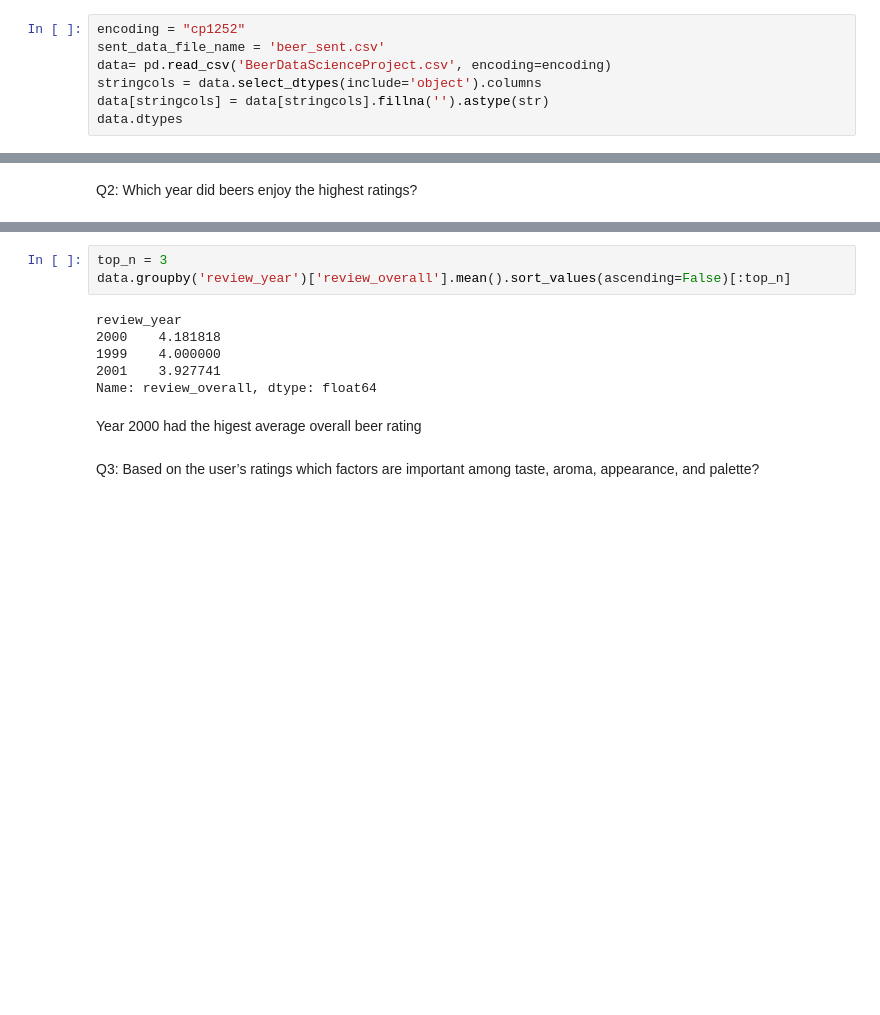
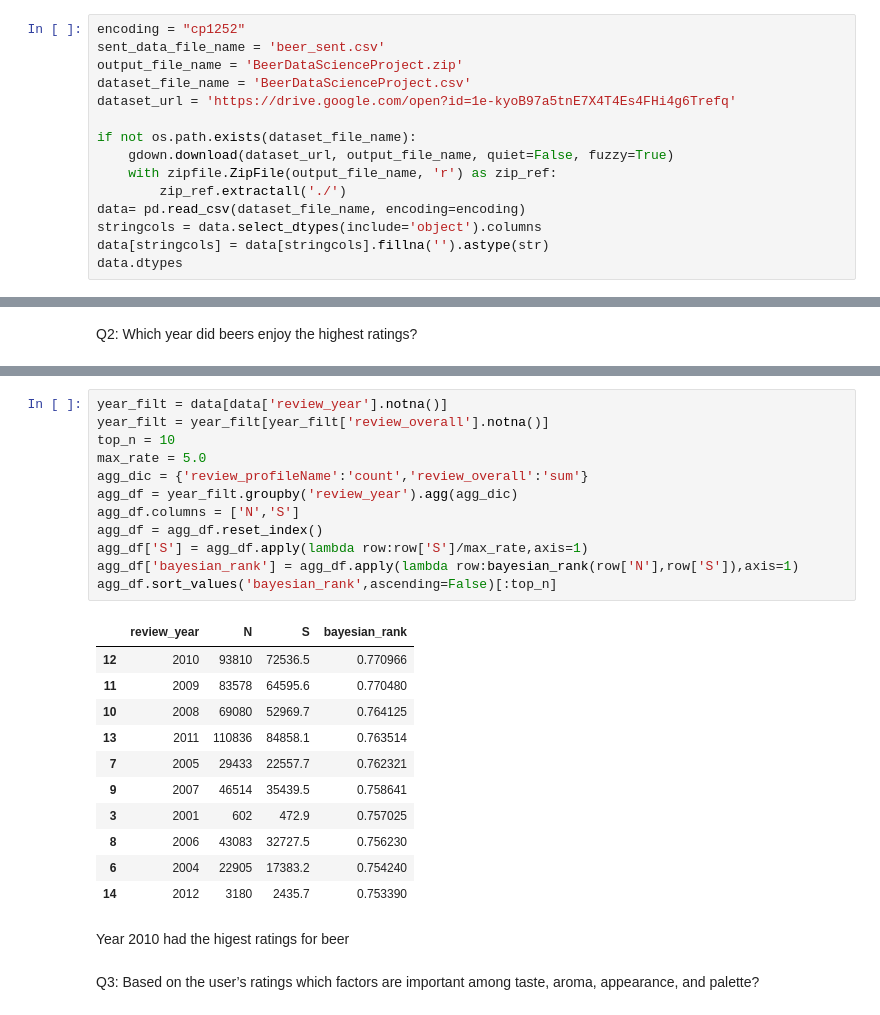
Before and after one commit to JATIN42/Beer_Challenge, a Jupyter notebook: src.ipynb, the cells around one changed output, grey strips where cells are left out. Drawn from its saved outputs; the diff is of its cells as text; blank space fills up the shorter version.

```diff
--- a/src.ipynb
+++ b/src.ipynb
@@ -55,7 +60,15 @@ with zipfile.ZipFile('./nltk_data/corpora/wordnet.zip', 'r') as zip_ref:
 # %%
 encoding = "cp1252"
 sent_data_file_name = 'beer_sent.csv'
-data= pd.read_csv('BeerDataScienceProject.csv', encoding=encoding)
+output_file_name = 'BeerDataScienceProject.zip'
+dataset_file_name = 'BeerDataScienceProject.csv'
+dataset_url = 'https://drive.google.com/open?id=1e-kyoB97a5tnE7X4T4Es4FHi4g6Trefq'
+
+if not os.path.exists(dataset_file_name):
+    gdown.download(dataset_url, output_file_name, quiet=False, fuzzy=True)
+    with zipfile.ZipFile(output_file_name, 'r') as zip_ref:
+        zip_ref.extractall('./')
+data= pd.read_csv(dataset_file_name, encoding=encoding)
 stringcols = data.select_dtypes(include='object').columns
 data[stringcols] = data[stringcols].fillna('').astype(str)
 data.dtypes
@@ -126,17 +170,32 @@ data.head(5)
 | 2 | 6.5 | 48215 | 10325 | Black Horse Black Beer | Foreign / Export Stout | 3.0 | 2.5 | ... |
 | 3 | 5.0 | 47969 | 10325 | Sausa Pils | German Pilsener | 3.5 | 3.0 | ... |
 | 4 | 7.7 | 64883 | 1075 | Cauldron DIPA | American Double / Imperial IPA | 4.0 | 4.5 | ... |
-# %%
-top_n = 3
-data.groupby('review_year')['review_overall'].mean().sort_values(ascending=False)[:top_n]
-# %% [output]
-review_year
-2000    4.181818
-1999    4.000000
-2001    3.927741
-Name: review_overall, dtype: float64
+# %%
+year_filt = data[data['review_year'].notna()]
+year_filt = year_filt[year_filt['review_overall'].notna()]
+top_n = 10
+max_rate = 5.0
+agg_dic = {'review_profileName':'count','review_overall':'sum'}
+agg_df = year_filt.groupby('review_year').agg(agg_dic)
+agg_df.columns = ['N','S']
+agg_df = agg_df.reset_index()
+agg_df['S'] = agg_df.apply(lambda row:row['S']/max_rate,axis=1)
+agg_df['bayesian_rank'] = agg_df.apply(lambda row:bayesian_rank(row['N'],row['S']),axis=1)
+agg_df.sort_values('bayesian_rank',ascending=False)[:top_n]
+# %% [output]
+|  | review_year | N | S | bayesian_rank |
+| 12 | 2010 | 93810 | 72536.5 | 0.770966 |
+| 11 | 2009 | 83578 | 64595.6 | 0.770480 |
+| 10 | 2008 | 69080 | 52969.7 | 0.764125 |
+| 13 | 2011 | 110836 | 84858.1 | 0.763514 |
+| 7 | 2005 | 29433 | 22557.7 | 0.762321 |
+| 9 | 2007 | 46514 | 35439.5 | 0.758641 |
+| 3 | 2001 | 602 | 472.9 | 0.757025 |
+| 8 | 2006 | 43083 | 32727.5 | 0.756230 |
+| 6 | 2004 | 22905 | 17383.2 | 0.754240 |
+| 14 | 2012 | 3180 | 2435.7 | 0.753390 |
 # %% [markdown]
-Year 2000 had the higest average overall beer rating
+Year 2010 had the higest ratings for beer
 # %% [markdown]
 Q3: Based on the user’s ratings which factors are important among taste, aroma, appearance, and palette?
 # %%
```
Also changed, not shown: parts of 9 cells of this notebook.
